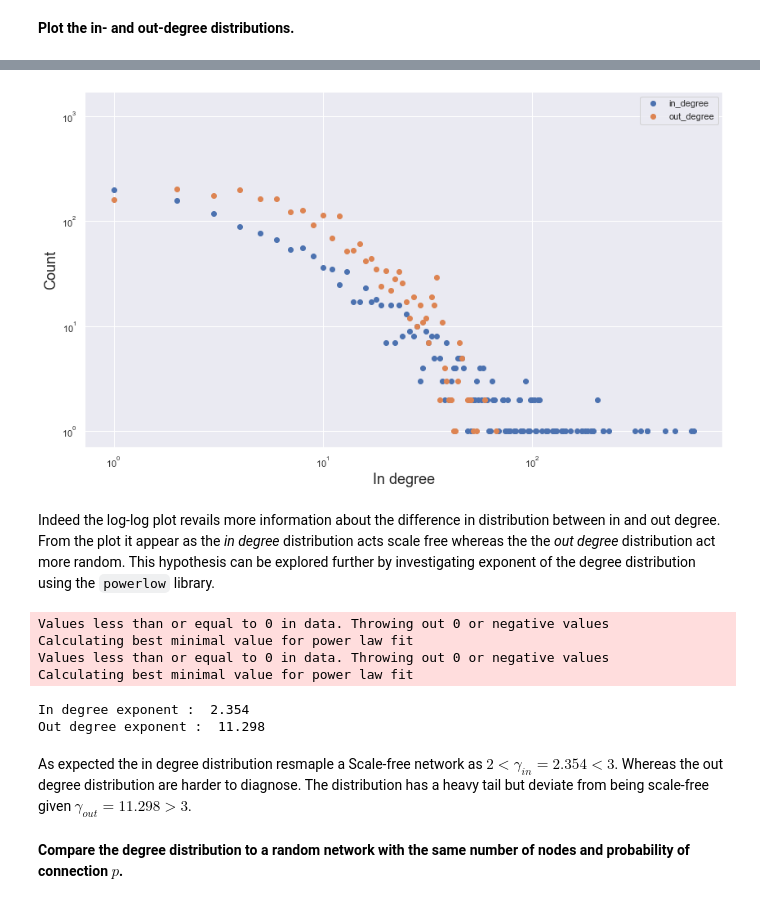
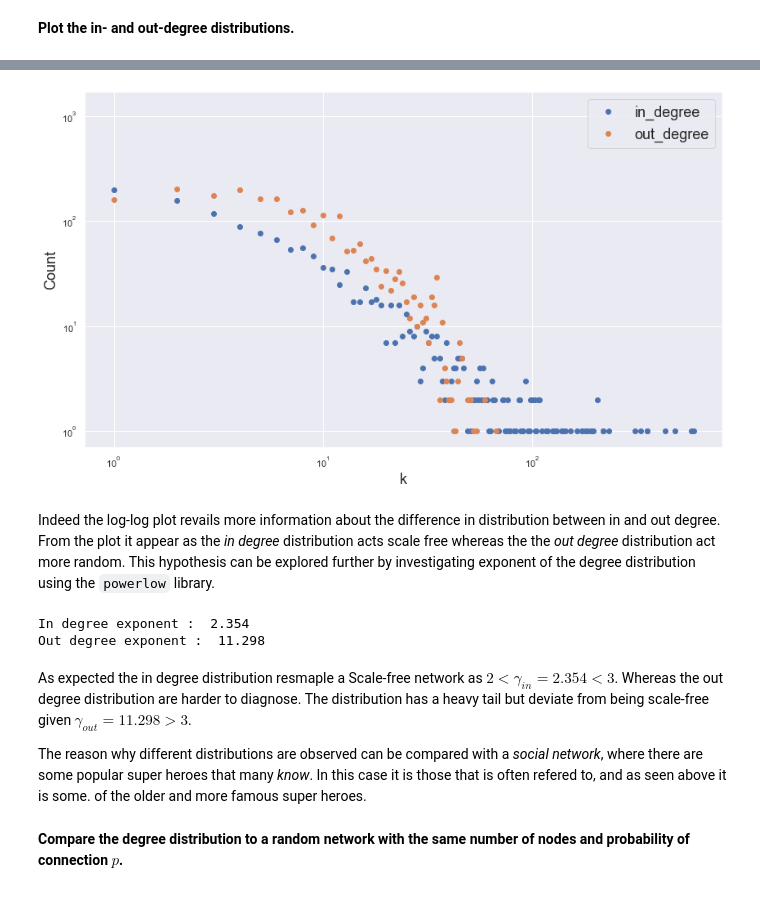
Before and after one commit to idariis/Social-Graphs-Project-E20, a Jupyter notebook: Assignment2/Assignment2.ipynb, the cells around one changed output, grey strips where cells are left out. Drawn from its saved outputs; the diff is of its cells as text; code cells hidden in the pictures.

```diff
--- a/Assignment2/Assignment2.ipynb
+++ b/Assignment2/Assignment2.ipynb
@@ -210,34 +224,31 @@ Hmmm ... this look like something that would be worth exploring in log-log plot.
 # %%
 # Initialize plot
 fig, ax1 = plt.subplots(nrows=1, ncols=1, figsize = (14,8))
 degree_distribution['in_degree'].value_counts().to_frame().plot(style='o', ax = ax1)
 degree_distribution['out_degree'].value_counts().to_frame().plot(style='o', ax = ax1)
 ax1.set_xscale('log')
 ax1.set_yscale('log')
 ax1.set_xlabel("k", fontsize = 18)
 ax1.set_ylabel("Count", fontsize = 18)
-ax1.set_xlabel("In degree", fontsize = 18)
+ax1.legend(fontsize = 18)
 plt.show()
 # %% [output]
-[figure, old version]
+[figure, new version]
 # %% [markdown]
 Indeed the log-log plot revails more information about the difference in distribution between in and out degree. From the plot it appear as the *in degree* distribution acts scale free whereas the the *out degree* distribution act more random. This hypothesis can be explored further by investigating exponent of the degree distribution using the `powerlow` library.
 # %%
-in_degree_exponent = powerlaw.Fit(degree_distribution.in_degree.values).alpha
-out_degree_exponent = powerlaw.Fit(degree_distribution.out_degree.values).alpha
+in_degree_exponent = powerlaw.Fit(degree_distribution.in_degree.values, verbose = False).alpha
+out_degree_exponent = powerlaw.Fit(degree_distribution.out_degree.values, verbose = False).alpha
+
+print('In degree exponent : ', round(in_degree_exponent, 3))
+print('Out degree exponent : ', round(out_degree_exponent, 3))
 # %% [output]
-Values less than or equal to 0 in data. Throwing out 0 or negative values
-Calculating best minimal value for power law fit
-Values less than or equal to 0 in data. Throwing out 0 or negative values
-Calculating best minimal value for power law fit
+In degree exponent :  2.354
+Out degree exponent :  11.298
-# %%
-print('In degree exponent : ', round(in_degree_exponent, 3))
-print('Out degree exponent : ', round(out_degree_exponent, 3))
-# %% [output]
-In degree exponent :  2.354
-Out degree exponent :  11.298
 # %% [markdown]
 As expected the in degree distribution resmaple a Scale-free network as $2 < \gamma_{in} = 2.354 < 3$. Whereas the out degree distribution are harder to diagnose. The distribution has a heavy tail but deviate from being scale-free given $\gamma_{out} = 11.298 > 3$.
+
+The reason why different distributions are observed can be compared with a *social network*, where there are some popular super heroes that many *know*. In this case it is those that is often refered to, and as seen above it is some. of the older and more famous super heroes.
 # %% [markdown]
 **Compare the degree distribution to a random network with the same number of nodes and probability of connection $p$.**
 # %% [markdown]
```
Also changed, not shown: parts of 26 cells of this notebook.
